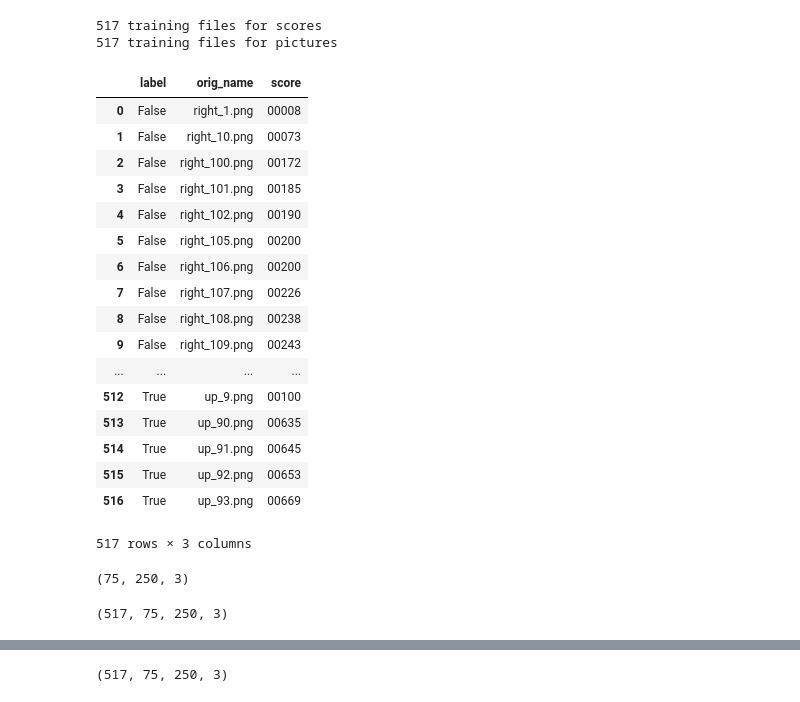
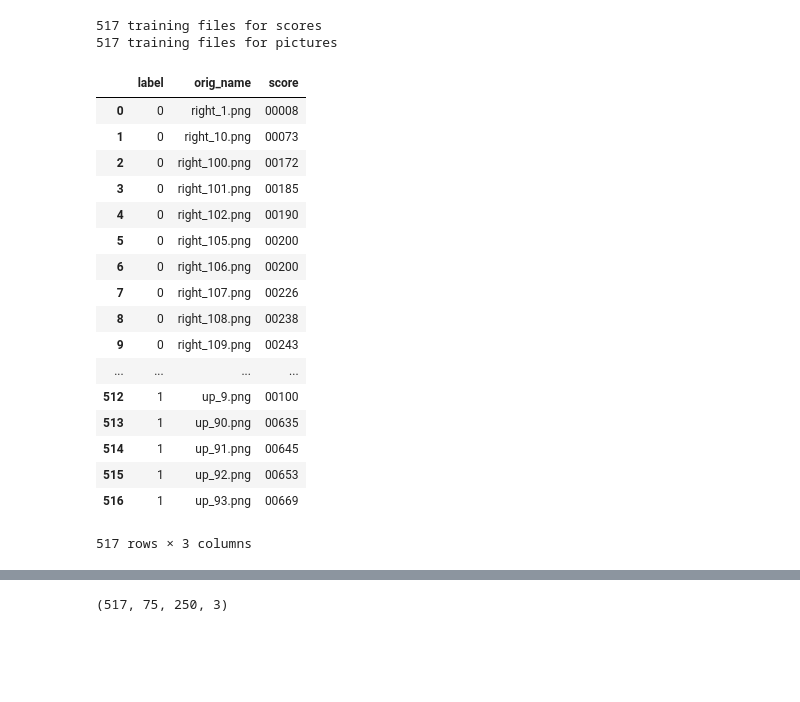
Before and after one commit to BeneHa/chrome_dino, a Jupyter notebook: multi_input_classification.ipynb, the cells around one changed output, grey strips where cells are left out. Saved outputs shown, nothing was run; the diff lists cells and outputs as text; code cells hidden in the pictures; blank space fills up the shorter version.

```diff
--- a/multi_input_classification.ipynb
+++ b/multi_input_classification.ipynb
@@ -110,32 +97,33 @@ for i in range(len(train_names_scores)):
 
 label_vec = ['up' in x for x in train_names_pics]
 label_vec = np.array(label_vec)
-label_array = label_vec.astype(int)
+label_array = label_vec.astype(float)
 # %%
-print_dat = pd.DataFrame({'score' : score_vec, 'label' : label_vec, 'orig_name' : train_names_scores})
+print_dat = pd.DataFrame({'score' : score_vec, 'label' : label_array, 'orig_name' : train_names_scores})
 print_dat
 # %% [output]
 |  | label | orig_name | score |
-| 0 | False | right_1.png | 00008 |
-| 1 | False | right_10.png | 00073 |
-| 2 | False | right_100.png | 00172 |
-| 3 | False | right_101.png | 00185 |
-| 4 | False | right_102.png | 00190 |
-| 5 | False | right_105.png | 00200 |
-| 6 | False | right_106.png | 00200 |
-| 7 | False | right_107.png | 00226 |
-| 8 | False | right_108.png | 00238 |
-| 9 | False | right_109.png | 00243 |
+| 0 | 0 | right_1.png | 00008 |
+| 1 | 0 | right_10.png | 00073 |
+| 2 | 0 | right_100.png | 00172 |
+| 3 | 0 | right_101.png | 00185 |
+| 4 | 0 | right_102.png | 00190 |
+| 5 | 0 | right_105.png | 00200 |
+| 6 | 0 | right_106.png | 00200 |
+| 7 | 0 | right_107.png | 00226 |
+| 8 | 0 | right_108.png | 00238 |
+| 9 | 0 | right_109.png | 00243 |
 | ... | ... | ... | ... |
-| 512 | True | up_9.png | 00100 |
-| 513 | True | up_90.png | 00635 |
-| 514 | True | up_91.png | 00645 |
-| 515 | True | up_92.png | 00653 |
-| 516 | True | up_93.png | 00669 |
+| 512 | 1 | up_9.png | 00100 |
+| 513 | 1 | up_90.png | 00635 |
+| 514 | 1 | up_91.png | 00645 |
+| 515 | 1 | up_92.png | 00653 |
+| 516 | 1 | up_93.png | 00669 |
 517 rows × 3 columns
 # %%
-x = load_img(train_pics + "/" + train_names_pics[1], target_size = (75, 250))
-x = img_to_array(x)
-x.shape
+pic_array = np.zeros((len(train_names_pics), 75, 250, 3))
+
+for i in range(len(train_names_pics)):
+    x = load_img(train_pics + '/' + train_names_pics[i], target_size = (75, 250))
+    #x = img_to_array(x)
+    pic_array[i] = x
-# %% [output]
-(75, 250, 3)
@@ -149,4 +129,0 @@ for i in range(len(train_names_pics)):
-# %%
-pic_array.shape
-# %% [output]
-(517, 75, 250, 3)
```
Also changed, not shown: parts of 20 cells of this notebook.
